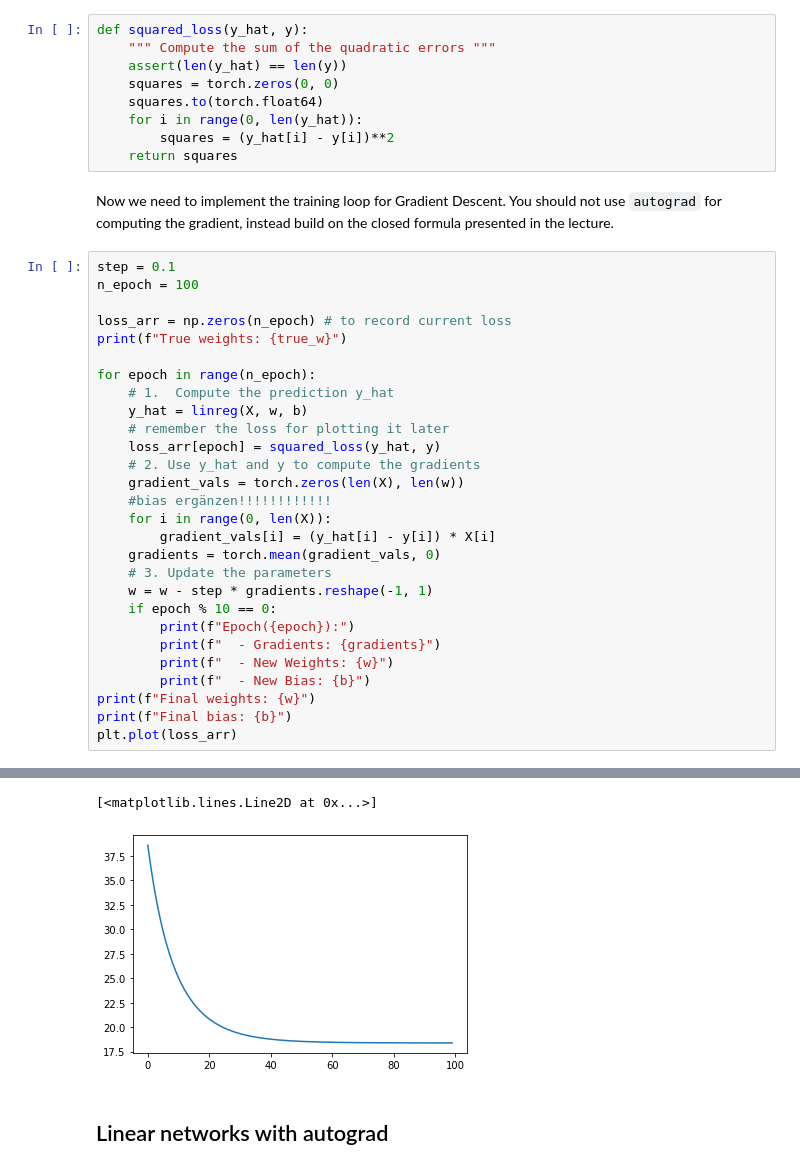
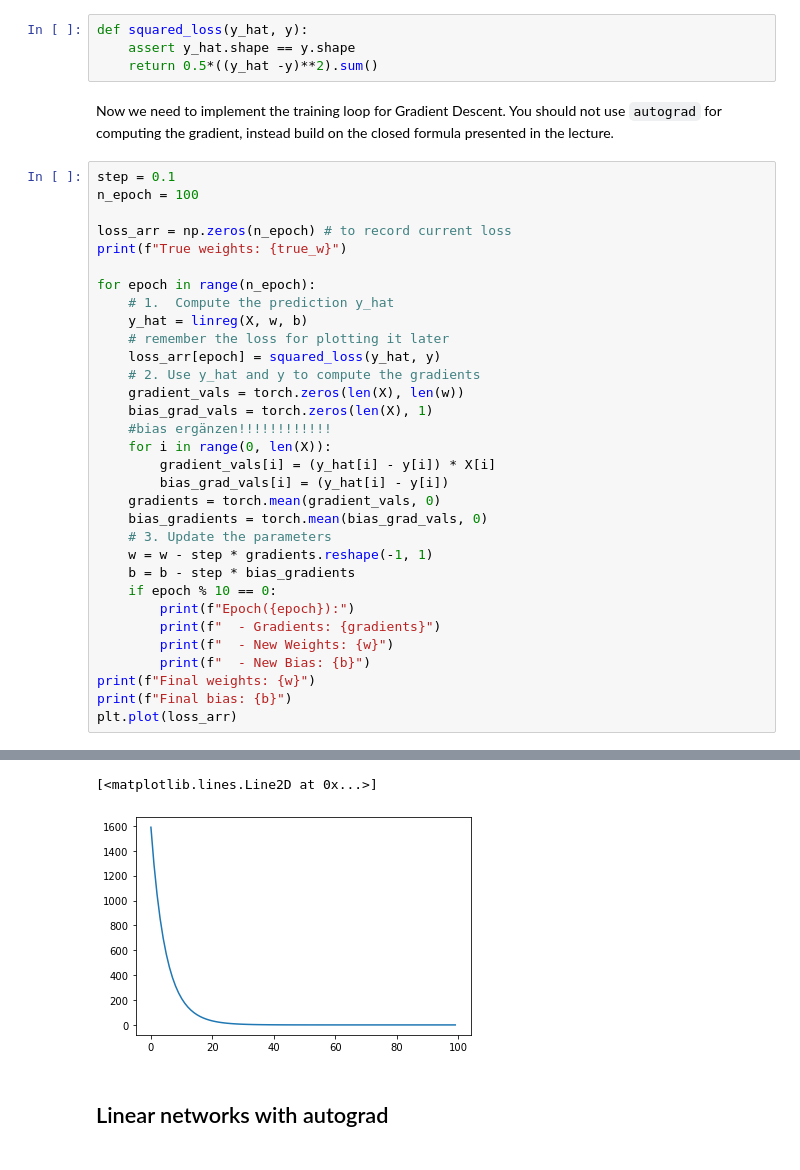
Before and after one commit to sixpointthree/jupyter-notebooks, a Jupyter notebook: Advanced Data Mining/LinearNetworks/aufgaben_linear_networks.ipynb, the cells around one changed output, grey strips where cells are left out. Cells and saved outputs as stored; diff of their text form.

```diff
--- a/Advanced Data Mining/LinearNetworks/aufgaben_linear_networks.ipynb
+++ b/Advanced Data Mining/LinearNetworks/aufgaben_linear_networks.ipynb
@@ -54,15 +54,10 @@ torch.Size([2, 1])
 torch.Size([1])
 # %% [markdown]
 Now we need to define the loss functions to be used:
-# %%
-def squared_loss(y_hat, y):
-    """ Compute the sum of the quadratic errors """
-    assert(len(y_hat) == len(y))
-    squares = torch.zeros(0, 0)
-    squares.to(torch.float64)
-    for i in range(0, len(y_hat)):
-        squares = (y_hat[i] - y[i])**2
-    return squares
+# %%
+def squared_loss(y_hat, y):
+    assert y_hat.shape == y.shape
+    return 0.5*((y_hat -y)**2).sum()
 # %% [markdown]
 Now we need to implement the training loop for Gradient Descent.
 You should not use `autograd` for computing the gradient, instead
@@ -81,12 +76,16 @@ for epoch in range(n_epoch):
     loss_arr[epoch] = squared_loss(y_hat, y)
     # 2. Use y_hat and y to compute the gradients
     gradient_vals = torch.zeros(len(X), len(w))
+    bias_grad_vals = torch.zeros(len(X), 1)
     #bias ergänzen!!!!!!!!!!!!
     for i in range(0, len(X)):
         gradient_vals[i] = (y_hat[i] - y[i]) * X[i]
+        bias_grad_vals[i] = (y_hat[i] - y[i])
     gradients = torch.mean(gradient_vals, 0)
+    bias_gradients = torch.mean(bias_grad_vals, 0)
     # 3. Update the parameters
     w = w - step * gradients.reshape(-1, 1)
+    b = b - step * bias_gradients
     if epoch % 10 == 0:
         print(f"Epoch({epoch}):")
         print(f"  - Gradients: {gradients}")
@@ -116,5 +115,5 @@ Final bias: tensor([0.])
 [<matplotlib.lines.Line2D at 0x...>]
-[figure, old version]
+[figure, new version]
 # %% [markdown]
 ## Linear networks with autograd
 # %% [markdown]
```
Also changed, not shown: parts of 7 cells of this notebook.
